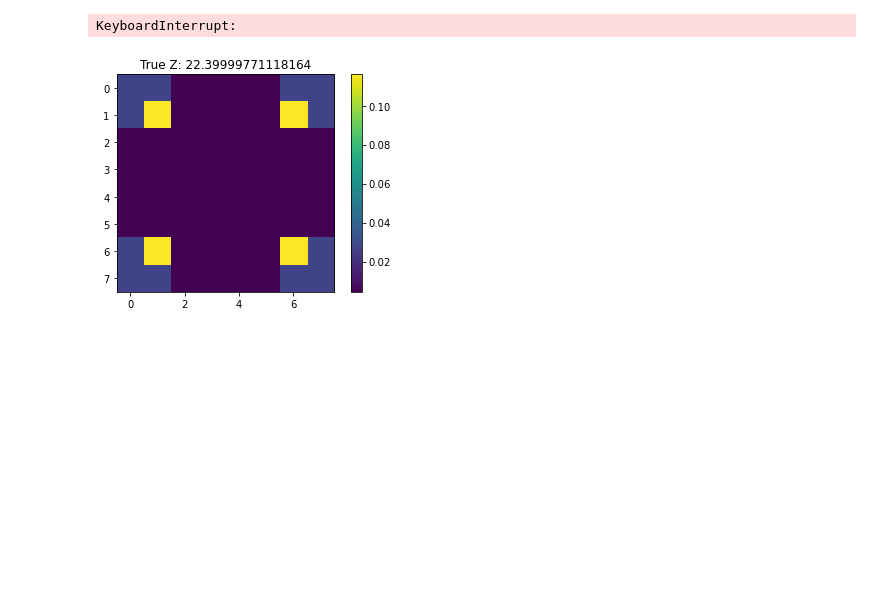
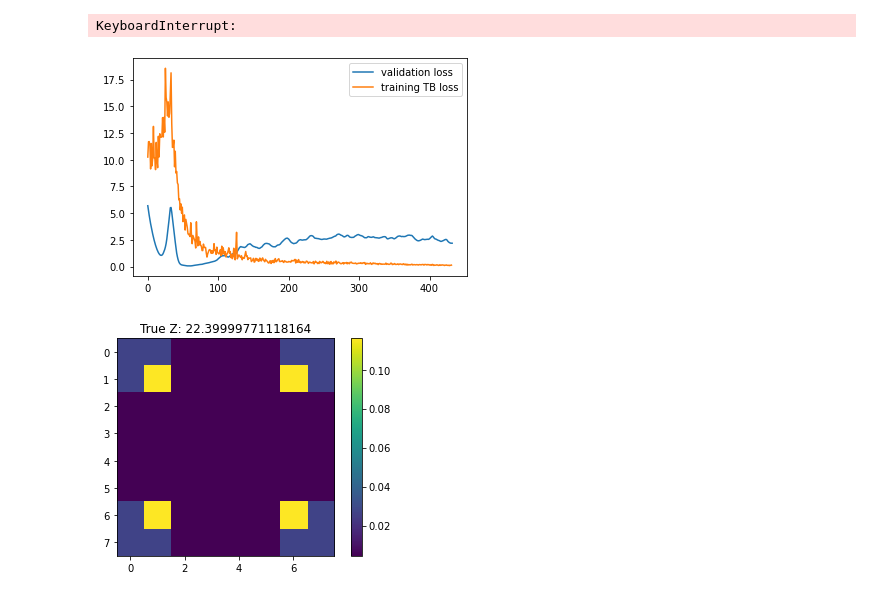
Before and after one commit to GFNOrg/torchgfn, a Jupyter notebook: hypergrid_tb.ipynb, the cells around one changed output. Saved outputs shown, nothing was run; the diff lists cells and outputs as text; code cells hidden in the pictures; blank space fills up the shorter version.

```diff
--- a/hypergrid_tb.ipynb
+++ b/hypergrid_tb.ipynb
@@ -44,9 +44,13 @@ true_dist = all_rewards.flatten() / all_rewards.sum()
 print('True distribution: {}'.format(true_dist))
 # %% [output]
 True distribution: tensor([0.0005, 0.0005, 0.0005,  ..., 0.0005, 0.0005, 0.0005])
+# %%
+# Get validation trajectories
+start_states = torch.zeros((30, ndim)).float()
+val_trajectories, val_actionss, val_rewards = uniform_sample_trajectories(env, start_states)
 # %%
 # GLOBAL PARAMS
-USE_BUFFER = True
+USE_BUFFER = False
 USE_TRUE_Z = False
 
 LR = 1e-3
@@ -78,12 +82,22 @@ start_states = torch.zeros((batch_size, ndim))
 loss_fn = MSELoss()
 losses_TB = []
 
+validation_losses = []
+
 all_terminating_states_visited = []
 unique_seen_reward_sum = 0
 terminal_states_counter = torch.zeros_like(true_dist)
+
+def validate(env, pf, pb, logZ, val_trajs, val_actionss, val_rewards):
+    loss = 0
+    for traj, actions, reward in zip(val_trajs, val_actionss, val_rewards):
+        loss_traj, _ = trajectory_balance_loss(env, pf, pb, logZ, traj[:-1], actions, reward)
+        loss += loss_traj.item()
+    return loss / len(val_trajs)
 # %%
 # online Trajecory Balance
 print('True Z: {:.2f}'.format(true_Z))
+validation_losses.append(validate(env, pf, pb, logZ, val_trajectories, val_actionss, val_rewards))
 for i in (pbar := tqdm.trange(n_iters)):
     start_states = torch.zeros((batch_size, ndim))
 
@@ -120,7 +134,7 @@ for i in (pbar := tqdm.trange(n_iters)):
 
     losses_TB.append(loss.item())
 
-
+    validation_losses.append(validate(env, pf, pb, logZ, val_trajectories, val_actionss, val_rewards))
 
     if i % 100 == 0:
         empirical_dist = terminal_states_counter / terminal_states_counter.sum()
@@ -128,10 +142,18 @@ for i in (pbar := tqdm.trange(n_iters)):
     summary_string = 'Z: {:.2f}, seen rewards sum: {:.2f}'.format(torch.exp(logZ).item(), unique_seen_reward_sum)
     summary_string += ', current_batch_loss: {:.2f}, '.format(loss.item())
     summary_string += 'n_traj: {}, L1 error so far: {:.6f}'.format(len(all_terminating_states_visited), l1)
+    summary_string += ', validation loss: {:.6f}'.format(validation_losses[-1])
     pbar.set_description(summary_string)
 # %% [output]
 True Z: 1209.60
 KeyboardInterrupt:
+# %%
+plt.plot(validation_losses, label='validation loss')
+plt.plot(losses_TB, label='training TB loss')
+plt.legend()
+plt.show()
+# %% [output]
+[figure, added]
 # %%
 start_states = torch.zeros((1000, ndim))
 
```
Also changed, not shown: parts of 3 cells of this notebook, 13 other files.
